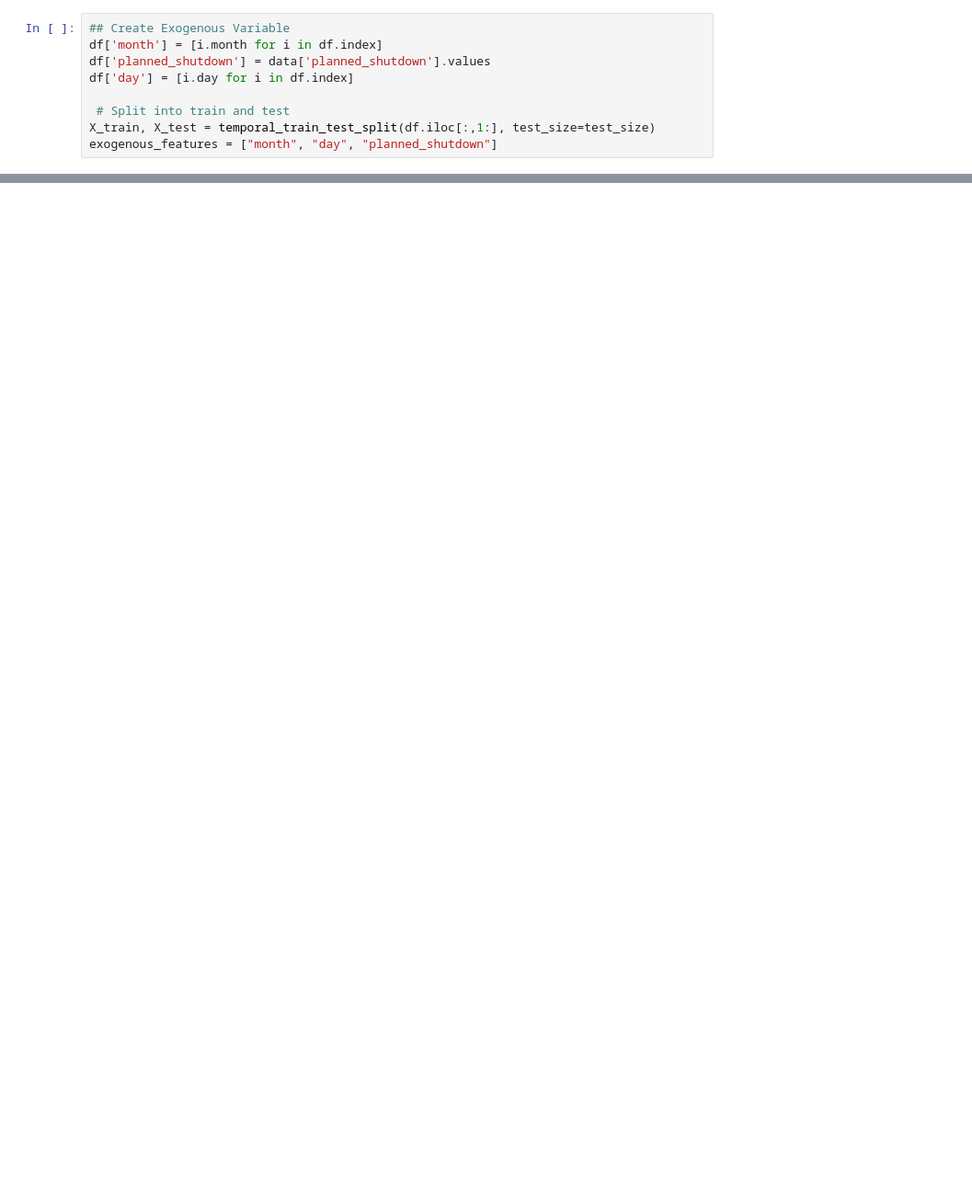
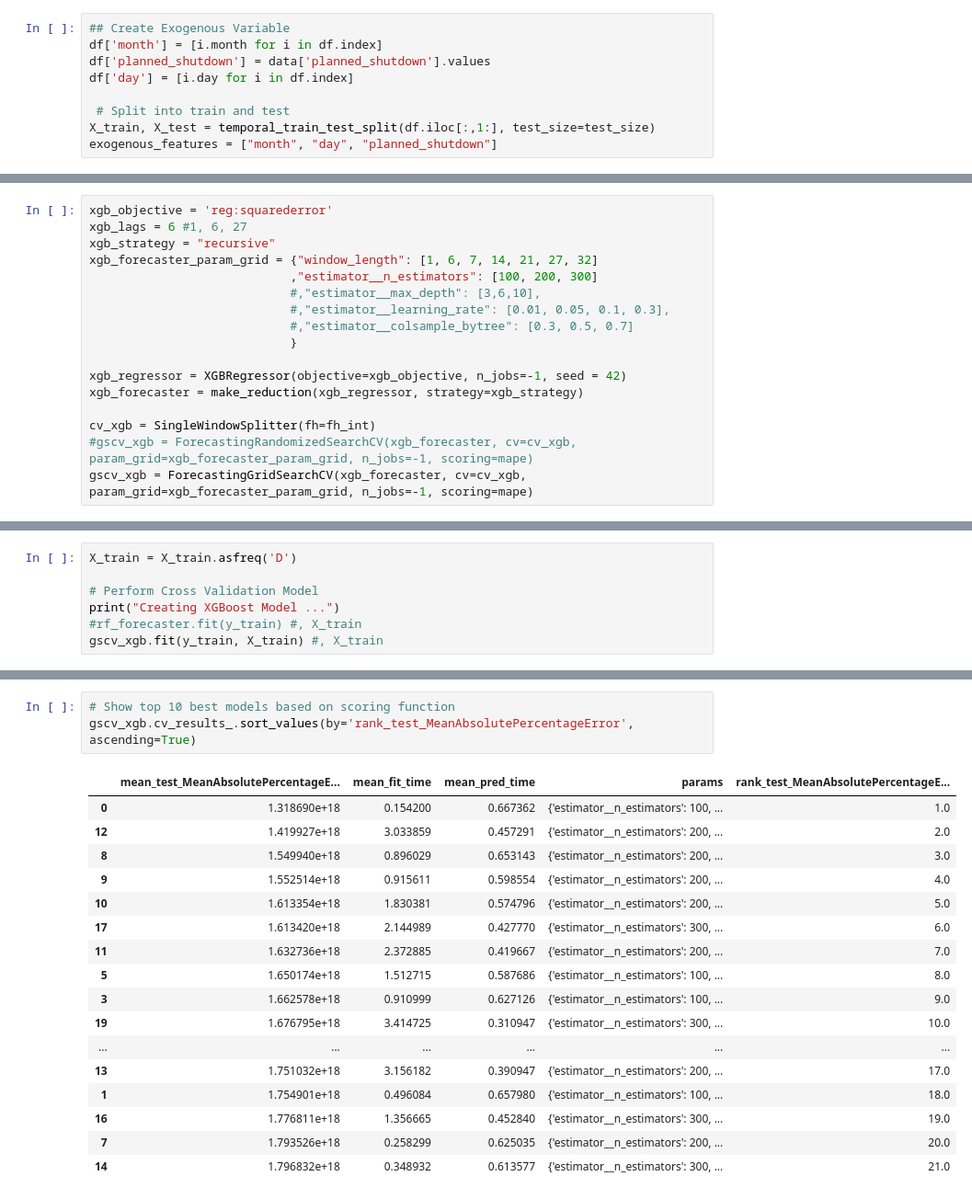
Before and after one commit to kusumy/skk_analytics, a Jupyter notebook: gas_prod/insample/search_model_best_parameter.ipynb, the cells around one changed output, grey strips where cells are left out. Shown: that part at 92% size. Saved outputs shown, nothing was run; the diff lists cells and outputs as text; blank space fills up the shorter version.

```diff
--- a/gas_prod/insample/search_model_best_parameter.ipynb
+++ b/gas_prod/insample/search_model_best_parameter.ipynb
@@ -215,0 +210,17 @@ Random Forest Model Parameters {'backend': 'loky', 'cv__fh': array([  1,   2,
+# %%
+xgb_objective = 'reg:squarederror'
+xgb_lags = 6 #1, 6, 27
+xgb_strategy = "recursive"
+xgb_forecaster_param_grid = {"window_length": [1, 6, 7, 14, 21, 27, 32]
+                            ,"estimator__n_estimators": [100, 200, 300]
+                            #,"estimator__max_depth": [3,6,10],
+                            #,"estimator__learning_rate": [0.01, 0.05, 0.1, 0.3],
+                            #,"estimator__colsample_bytree": [0.3, 0.5, 0.7]
+                            }
+
+xgb_regressor = XGBRegressor(objective=xgb_objective, n_jobs=-1, seed = 42)
+xgb_forecaster = make_reduction(xgb_regressor, strategy=xgb_strategy)
+
+cv_xgb = SingleWindowSplitter(fh=fh_int)
+#gscv_xgb = ForecastingRandomizedSearchCV(xgb_forecaster, cv=cv_xgb, param_grid=xgb_forecaster_param_grid, n_jobs=-1, scoring=mape)
+gscv_xgb = ForecastingGridSearchCV(xgb_forecaster, cv=cv_xgb, param_grid=xgb_forecaster_param_grid, n_jobs=-1, scoring=mape)
@@ -215,0 +232,7 @@ Random Forest Model Parameters {'backend': 'loky', 'cv__fh': array([  1,   2,
+# %%
+X_train = X_train.asfreq('D')
+
+# Perform Cross Validation Model
+print("Creating XGBoost Model ...")
+#rf_forecaster.fit(y_train) #, X_train
+gscv_xgb.fit(y_train, X_train) #, X_train
@@ -215,0 +258,21 @@ Random Forest Model Parameters {'backend': 'loky', 'cv__fh': array([  1,   2,
+# %%
+# Show top 10 best models based on scoring function
+gscv_xgb.cv_results_.sort_values(by='rank_test_MeanAbsolutePercentageError', ascending=True)
+# %% [output]
+|  | mean_test_MeanAbsolutePercentageE... | mean_fit_time | mean_pred_time | params | rank_test_MeanAbsolutePercentageE... |
+| 0 | 1.318690e+18 | 0.154200 | 0.667362 | {'estimator__n_estimators': 100, ... | 1.0 |
+| 12 | 1.419927e+18 | 3.033859 | 0.457291 | {'estimator__n_estimators': 200, ... | 2.0 |
+| 8 | 1.549940e+18 | 0.896029 | 0.653143 | {'estimator__n_estimators': 200, ... | 3.0 |
+| 9 | 1.552514e+18 | 0.915611 | 0.598554 | {'estimator__n_estimators': 200, ... | 4.0 |
+| 10 | 1.613354e+18 | 1.830381 | 0.574796 | {'estimator__n_estimators': 200, ... | 5.0 |
+| 17 | 1.613420e+18 | 2.144989 | 0.427770 | {'estimator__n_estimators': 300, ... | 6.0 |
+| 11 | 1.632736e+18 | 2.372885 | 0.419667 | {'estimator__n_estimators': 200, ... | 7.0 |
+| 5 | 1.650174e+18 | 1.512715 | 0.587686 | {'estimator__n_estimators': 100, ... | 8.0 |
+| 3 | 1.662578e+18 | 0.910999 | 0.627126 | {'estimator__n_estimators': 100, ... | 9.0 |
+| 19 | 1.676795e+18 | 3.414725 | 0.310947 | {'estimator__n_estimators': 300, ... | 10.0 |
+| ... | ... | ... | ... | ... | ... |
+| 13 | 1.751032e+18 | 3.156182 | 0.390947 | {'estimator__n_estimators': 200, ... | 17.0 |
+| 1 | 1.754901e+18 | 0.496084 | 0.657980 | {'estimator__n_estimators': 100, ... | 18.0 |
+| 16 | 1.776811e+18 | 1.356665 | 0.452840 | {'estimator__n_estimators': 300, ... | 19.0 |
+| 7 | 1.793526e+18 | 0.258299 | 0.625035 | {'estimator__n_estimators': 200, ... | 20.0 |
+| 14 | 1.796832e+18 | 0.348932 | 0.613577 | {'estimator__n_estimators': 300, ... | 21.0 |
```
Also changed, not shown: parts of 50 cells of this notebook.
